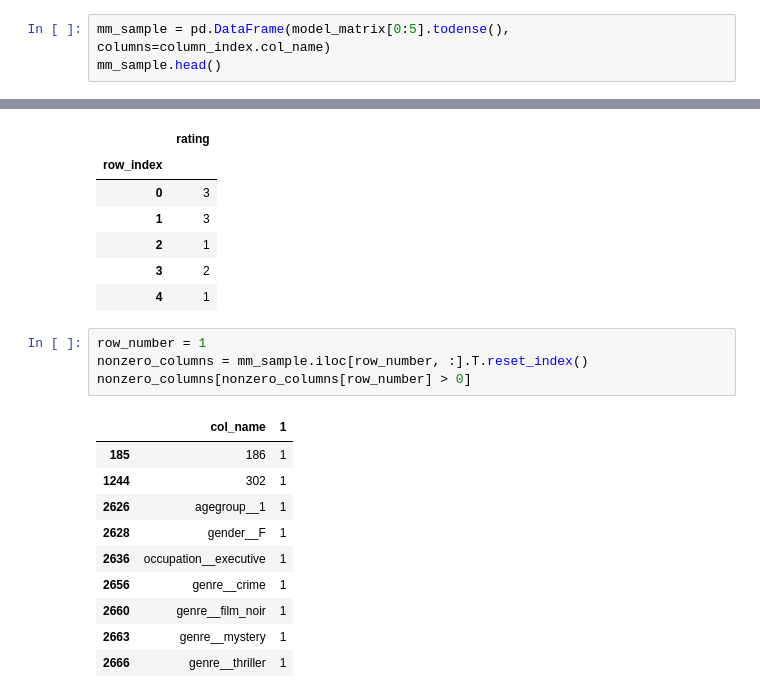
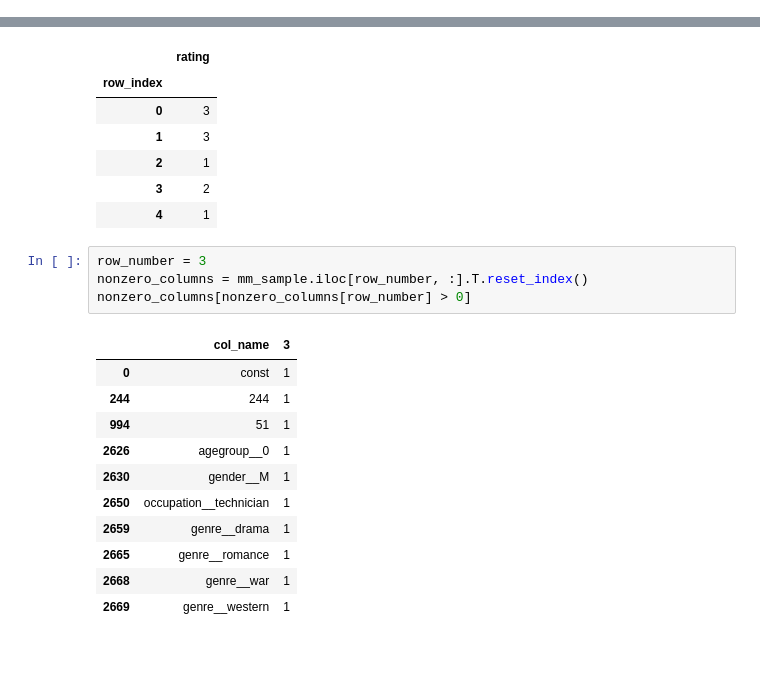
Before and after one commit to etlundquist/rankfm, a Jupyter notebook: notebooks/model-development.ipynb, the cells around one changed output, grey strips where cells are left out. Drawn from its saved outputs; the diff is of its cells as text; blank space fills up the shorter version.

Commit message:
first draft of regular fm model

```diff
--- a/notebooks/model-matrix.ipynb
+++ b/notebooks/model-development.ipynb
@@ -262,6 +355,3 @@ interactions.head()
 | 2 | 22 | 377 | 1 |
 | 3 | 244 | 51 | 2 |
 | 4 | 166 | 346 | 1 |
-# %%
-mm_sample = pd.DataFrame(model_matrix[0:5].todense(), columns=column_index.col_name)
-mm_sample.head()
@@ -284,18 +366,19 @@ rating_vector.head()
 | 3 | 2 |
 | 4 | 1 |
 # %%
-row_number = 1
+row_number = 3
 nonzero_columns = mm_sample.iloc[row_number, :].T.reset_index()
 nonzero_columns[nonzero_columns[row_number] > 0]
 # %% [output]
-|  | col_name | 1 |
-| 185 | 186 | 1 |
-| 1244 | 302 | 1 |
-| 2626 | agegroup__1 | 1 |
-| 2628 | gender__F | 1 |
-| 2636 | occupation__executive | 1 |
-| 2656 | genre__crime | 1 |
-| 2660 | genre__film_noir | 1 |
-| 2663 | genre__mystery | 1 |
-| 2666 | genre__thriller | 1 |
+|  | col_name | 3 |
+| 0 | const | 1 |
+| 244 | 244 | 1 |
+| 994 | 51 | 1 |
+| 2626 | agegroup__0 | 1 |
+| 2630 | gender__M | 1 |
+| 2650 | occupation__technician | 1 |
+| 2659 | genre__drama | 1 |
+| 2665 | genre__romance | 1 |
+| 2668 | genre__war | 1 |
+| 2669 | genre__western | 1 |
 # %%
```
Also changed, not shown: parts of 29 cells of this notebook, 1 other file.
